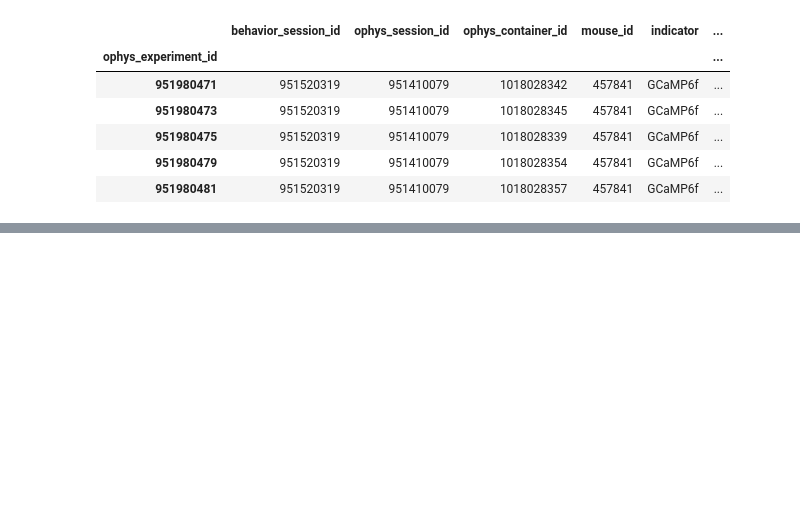
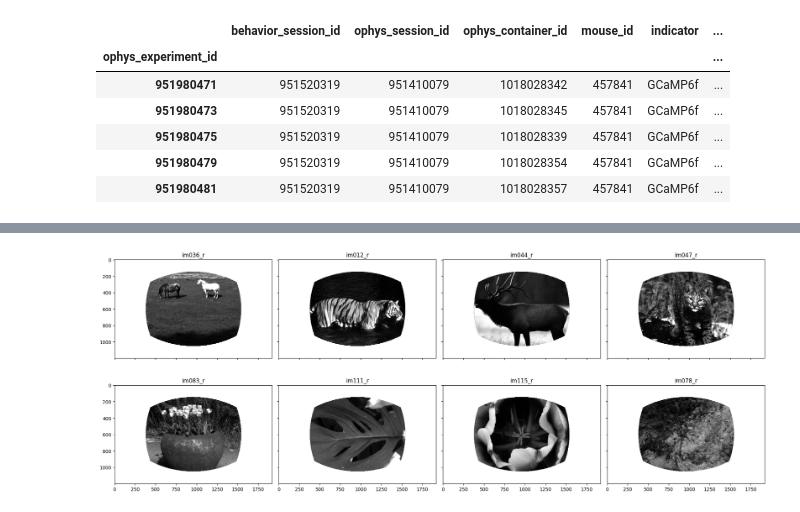
Before and after one commit to EugOT/CN-pr-Allen-Brain, a Jupyter notebook: redl_intro.ipynb, the cells around one changed output, grey strips where cells are left out. Drawn from its saved outputs; the diff is of its cells as text; code cells hidden in the pictures; blank space fills up the shorter version.

```diff
--- a/redl_intro.ipynb
+++ b/redl_intro.ipynb
@@ -266,0 +220,3 @@ fig.show()
+# %%
+experiment = experiments[ophys_experiment_ids[0]]
+experiment.stimulus_templates
@@ -266,0 +234,9 @@ fig.show()
+# %%
+fig, ax = plt.subplots(2, 4, figsize=(20, 8), sharex=True, sharey=True)
+for ii, image_name in enumerate(experiment.stimulus_templates.index):
+    ax.flatten()[ii].imshow(experiment.stimulus_templates.loc[image_name]['unwarped'], cmap='gray')
+    ax.flatten()[ii].set_title(image_name)
+fig.tight_layout()
+fig.show()
+# %% [output]
+[figure, added]
```
Also changed, not shown: parts of 12 cells of this notebook.
